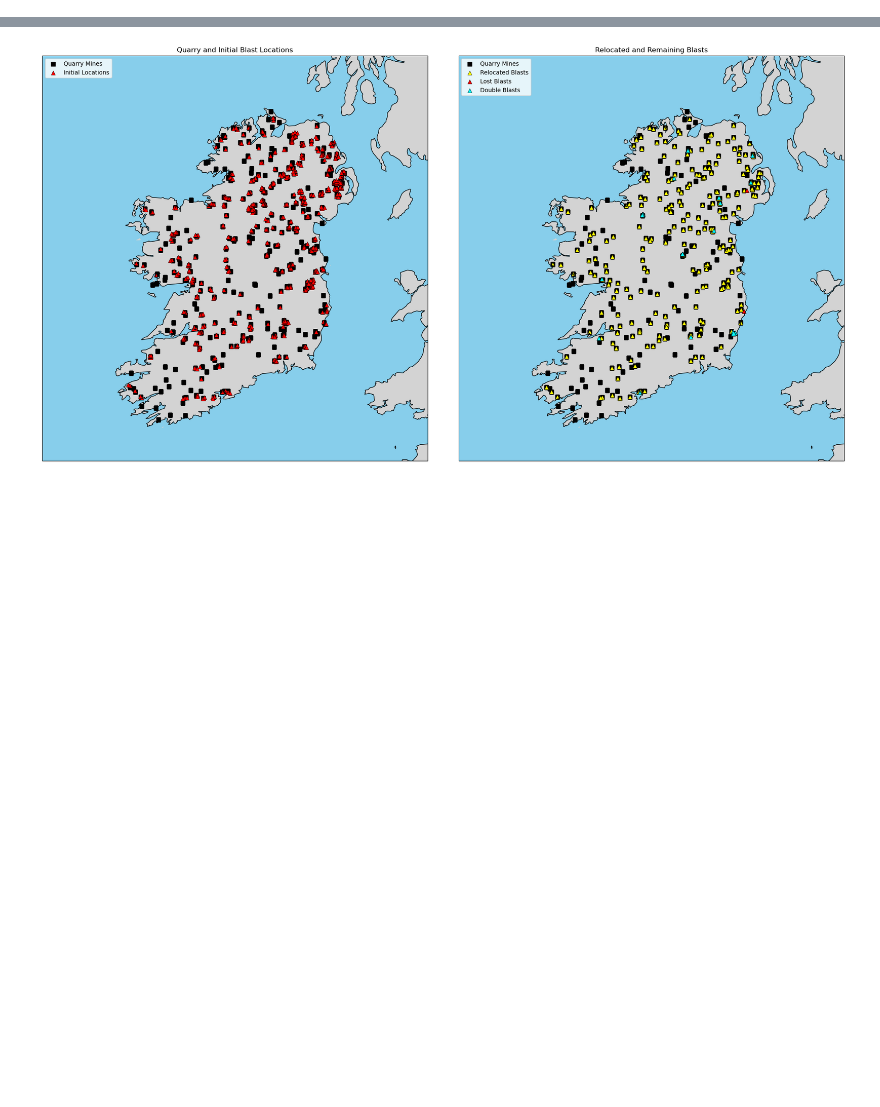
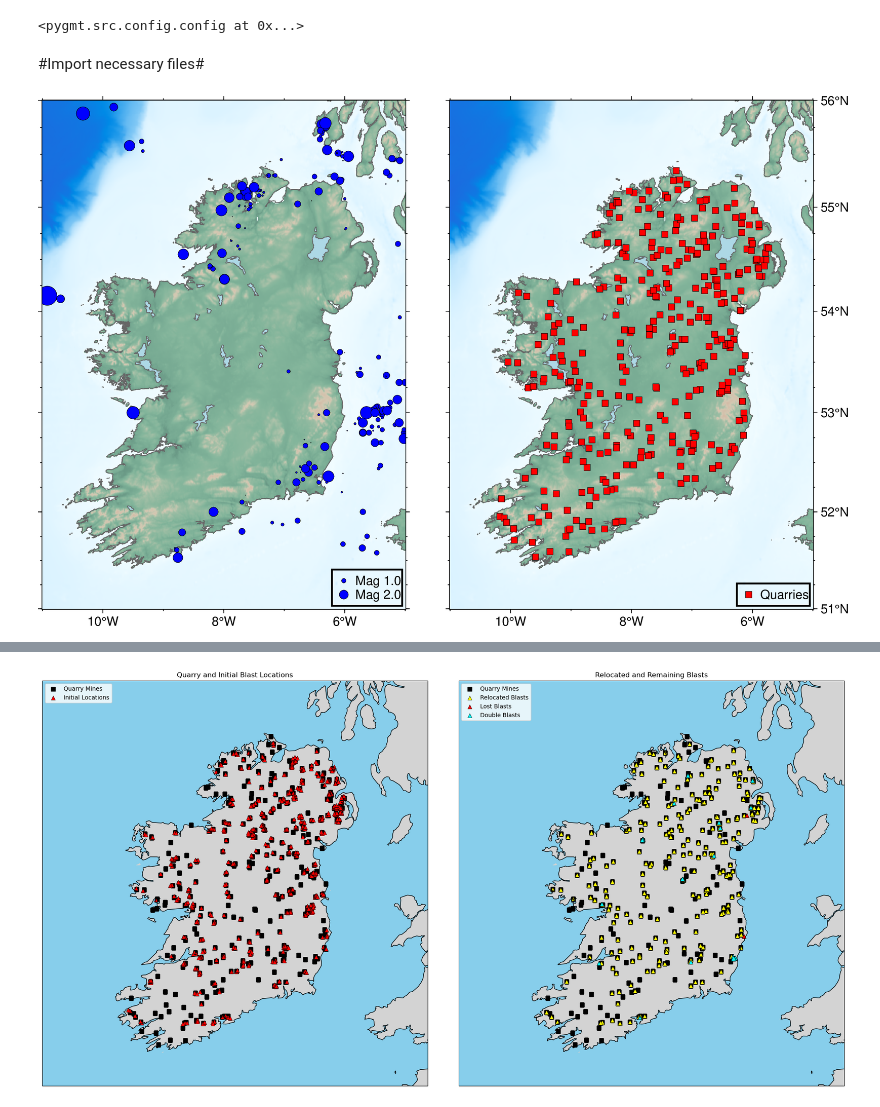
Before and after one commit to bru-melo/SeisBlast, a Jupyter notebook: codes/visualize-blasts.ipynb, the cells around one changed output, grey strips where cells are left out. Saved outputs shown, nothing was run; the diff lists cells and outputs as text; code cells hidden in the pictures; blank space fills up the shorter version.

```diff
--- a/codes/visualize-blasts.ipynb
+++ b/codes/visualize-blasts.ipynb
@@ -2,4 +2,12 @@
 import matplotlib.pyplot as plt
 import cartopy.crs as ccrs
 import cartopy.feature as cfeature
+
 import pandas as pd
+import pygmt
+
+from pygmt.datasets import load_earth_relief
+pygmt.config(FONT="12p", IO_SEGMENT_MARKER="<<<")
+pygmt.config(MAP_FRAME_TYPE = 'plain')
+# %% [output]
+<pygmt.src.config.config at 0x...>
@@ -18,0 +14,2 @@ lost_blasts = pd.read_csv(
+# %% [markdown]
+#Import necessary files#
@@ -18,0 +36,56 @@ lost_blasts = pd.read_csv(
+# %%
+region = [-11, -5, 51, 56]
+#projection = "M10c"
+
+topo = load_earth_relief(
+    resolution="30s",
+    region=region,
+    registration="gridline",
+)
+# %%
+fig = pygmt.Figure()
+
+with fig.subplot(
+    nrows=1,
+    ncols=2,
+    figsize=("26c", "17c"),
+    frame="wesn",
+    margins="0.5/1c",
+    sharex="b",
+    sharey="r"
+    ):
+
+    pygmt.makecpt(cmap="terra", series=[-5000, 3000])
+    with fig.set_panel(panel=0):
+        fig.basemap(region=region, projection="M?")
+        fig.grdimage(grid=topo)
+        fig.coast(shorelines="0.6p,gray40", resolution="f", lakes="lightblue")
+        fig.plot(x=earthquakes['LONGITUDE'], y=earthquakes['LATITUDE'], style="c", size=earthquakes['MAGNITUDE']*0.15, fill="blue", pen="black")
+
+        legend_sizes = [0.15, 0.3]
+        legend_labels = ["Mag 1.0", "Mag 2.0"]
+        legend_lons = [6] * 2
+        legend_lats = [51.5, 52]
+
+        for lon, lat, size, label in zip(legend_lons, legend_lats, legend_sizes, legend_labels):
+            fig.plot(
+                x=[lon], y=[lat],
+                style="c"+str(size)+"c",
+                fill="blue", pen="black",
+                label=label  # Registers item for legend
+            )
+        fig.legend(position="jBR+o0.1c", box=True)
+
+    with fig.set_panel(panel=1):
+        fig.basemap(region=region, projection="M?")
+        fig.grdimage(grid=topo)
+        fig.coast(shorelines="0.6p,gray40", resolution="h", lakes="lightblue")
+        fig.plot(x=quarries_james['lon'], y=quarries_james['lat'], style="s0.3c", fill="red", pen="black", label="Quarries")
+        fig.legend(position="jBR+o0.1c", box=True)
+
+# Add legend
+#
+fig.show(width=800)
+fig.savefig("/home/bmelo/bin/Quarry/new_files/earthquake-quarry.png", dpi=300)
+# %% [output]
+[figure, added]
```
Also changed, not shown: parts of 4 cells of this notebook, 26 other files.
